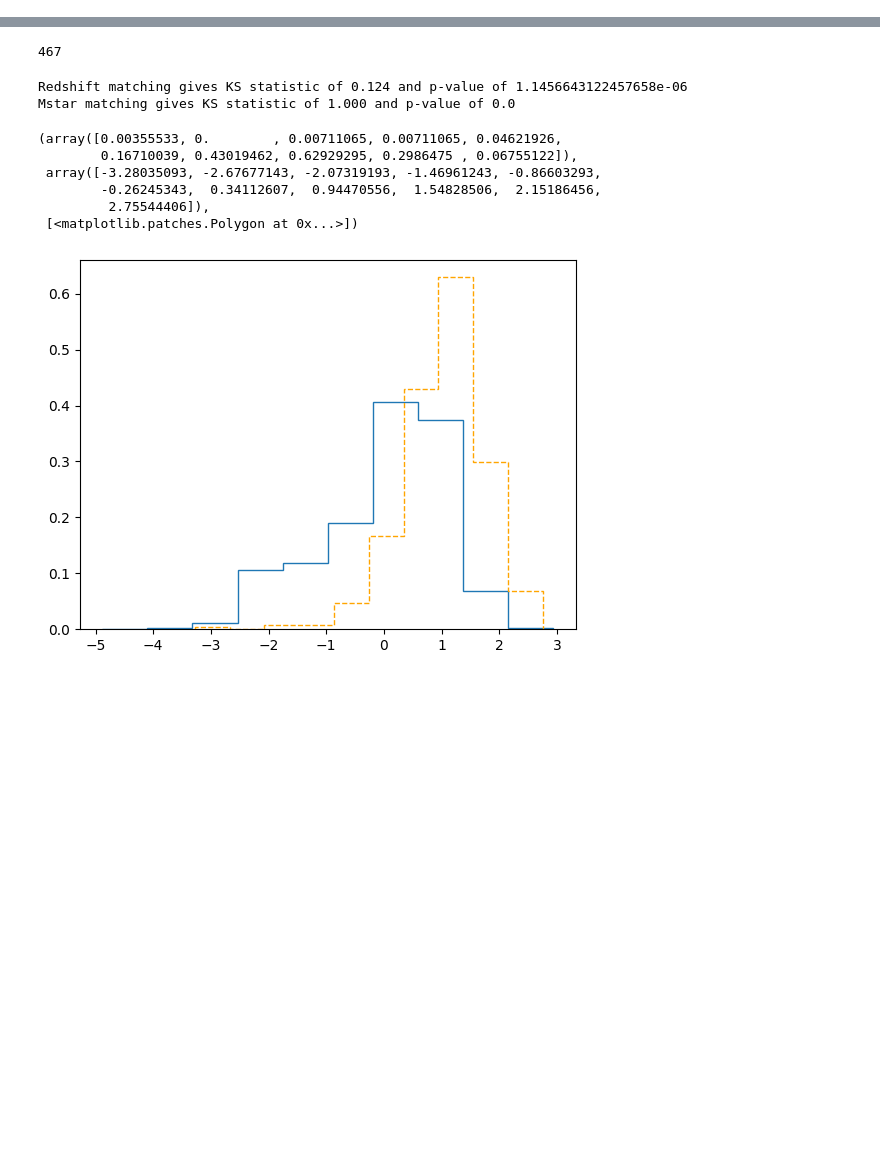
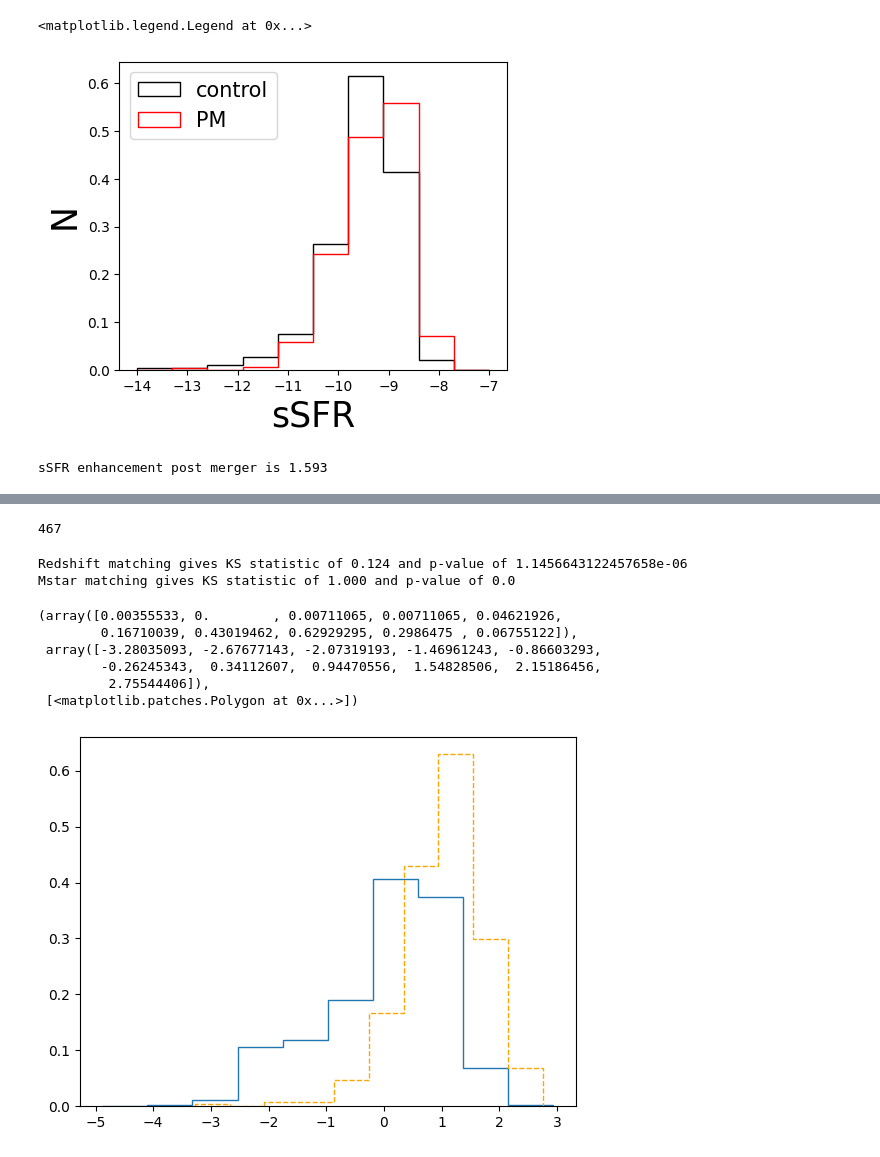
Before and after one commit to pranav-satheesh/host_galaxies, a Jupyter notebook: notebooks/control_samples_analysis.ipynb, the cells around one changed output, grey strips where cells are left out. Saved outputs shown, nothing was run; the diff lists cells and outputs as text; code cells hidden in the pictures; blank space fills up the shorter version.

```diff
--- a/notebooks/control_samples_analysis.ipynb
+++ b/notebooks/control_samples_analysis.ipynb
@@ -10,0 +81,3 @@ import weights
+# %%
+sSFR_merging_pop = pop['merging_population']['SFR'][:]/pop['merging_population']['Mstar'][:]
+sSFR_control_pop = pop['non_merging_population']['SFR'][:][control_sample_ids]/pop['non_merging_population']['Mstar'][:][control_sample_ids]
@@ -10,0 +91,6 @@ import weights
+# %%
+sSFR_binsize = 0.6
+sSFR_min = -14
+sSFR_max = -7
+Nbins_sSFR = int((sSFR_max-sSFR_min)/sSFR_binsize)
+sSFR_bins = np.linspace(sSFR_min, sSFR_max, Nbins_sSFR)
@@ -10,0 +99,15 @@ import weights
+# %%
+fig,ax = plt.subplots(1,1,figsize=(5,4))
+ax.hist(np.log10(sSFR_control_pop[sSFR_control_pop>0]), bins=sSFR_bins, color="black", histtype="step",density=True,label="control")
+ax.hist(np.log10(sSFR_merging_pop[sSFR_merging_pop>0]), bins=sSFR_bins, histtype="step",color="red",linestyle="-",density=True,label="PM")
+ax.set_xlabel("sSFR",fontsize=25)
+ax.set_ylabel("N",fontsize=25)
+ax.legend(fontsize=15)
+# %% [output]
+<matplotlib.legend.Legend at 0x...>
+[figure, added]
+# %%
+sSFR_enhancement_PM = np.mean(sSFR_merging_pop[sSFR_merging_pop>0])/np.mean(sSFR_control_pop[sSFR_control_pop>0])
+print(f"sSFR enhancement post merger is %2.3f"%(sSFR_enhancement_PM))
+# %% [output]
+sSFR enhancement post merger is 1.593
```
Also changed, not shown: parts of 21 cells of this notebook, 10 other files.
